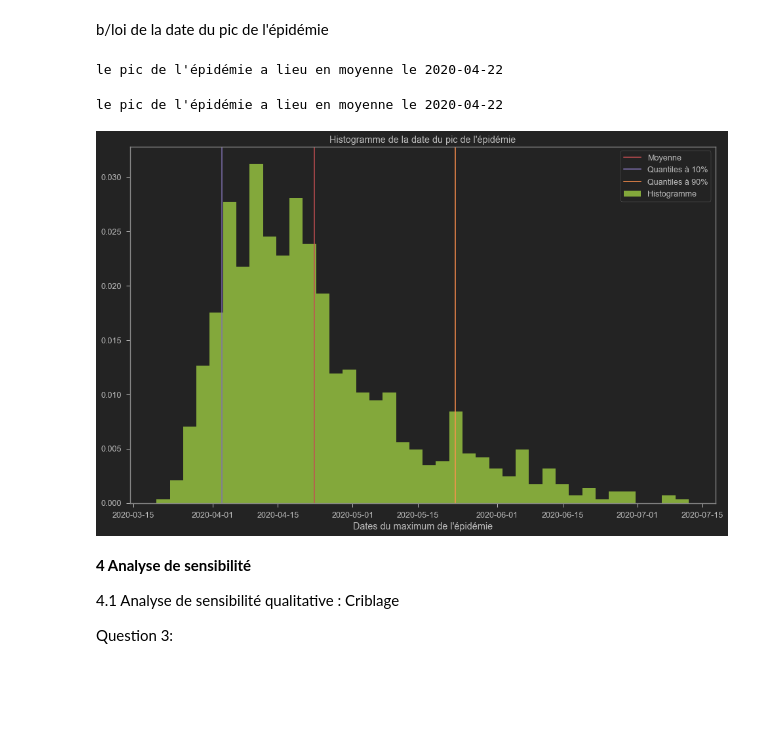
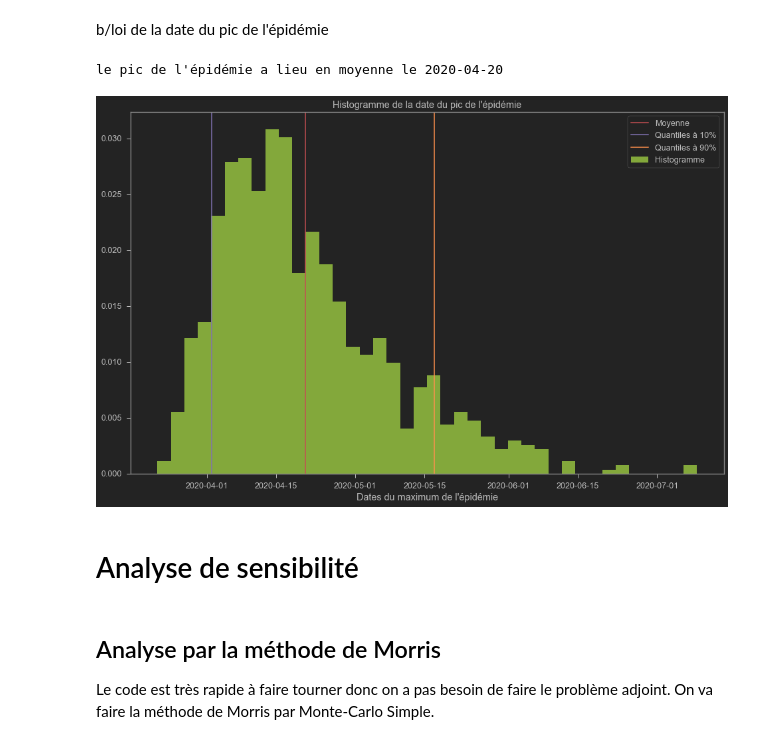
Before and after one commit to HA-DUC/project_map568, a Jupyter notebook: project_MAP568.ipynb, the cells around one changed output. Cells and saved outputs as stored; diff of their text form; code cells hidden in the pictures; blank space fills up the shorter version.

```diff
--- a/project_MAP568.ipynb
+++ b/project_MAP568.ipynb
@@ -118,23 +72,0 @@ for i in range(No):
-# %%
-S=S0*np.ones((No,M))
-I=np.array([I0[i]*np.ones((No,M))[i] for i in range(No)])
-I_plus=np.zeros((No,M))
-R_=np.zeros((No,M))
-R_plus=np.zeros((No,M))
-H=np.zeros((No,M))
-U=np.zeros((No,M))
-R_plusH=np.zeros((No,M))
-D=np.zeros((No,M))
-DR=np.zeros((No,M))
-# %%
-for n in range(1,M):
-    S[:,n]=(1-tau[:,n-1]*I[:,n-1])*S[:,n-1]
-    I[:,n]=(1+tau[:,n-1]*S[:,n-1]-lambda1-(gamma_IR+gamma_IH+gamma_IU))*I[:,n-1]
-    I_plus[:,n]=lambda1*I[:,n-1]-(-1+gamma_IR+gamma_IH+gamma_IU)*I_plus[:,n-1]
-    R_[:,n]=gamma_IR*I[:,n-1]+(1-lambda2)*R_[:,n-1]
-    R_plus[:,n]=gamma_IR*I_plus[:,n-1]+R_plus[:,n-1]+lambda2*R_[:,n-1]
-    H[:,n]=gamma_IH*(I[:,n-1]+I_plus[:,n-1])-(-1+gamma_HR+gamma_HD+gamma_HU)*H[:,n-1]
-    U[:,n]=gamma_IU*(I[:,n-1]+I_plus[:,n-1])-(-1+gamma_UR+gamma_UD)*U[:,n-1]+gamma_HU*H[:,n-1]
-    R_plusH[:,n]=gamma_HR*H[:,n-1]+gamma_UR*U[:,n-1]+R_plusH[:,n-1]
-    D[:,n]=gamma_UD*U[:,n-1]+gamma_HD*H[:,n-1]+D[:,n-1]
-    DR[:,n]=(lambda1+gamma_IH+gamma_IU)*I[:,n-1]
@@ -141 +161,8 @@ for n in range(1,M):
+# %%
+N = 1000
+M = 200
+X = create_points(N)
+S,I,I_plus,R_,R_plus,H,U,R_plusH,D,DR = solve(X,M)
+# %%
+date_t0,date_N,range_dates,date_max = get_dates(X,U)
 # %%
@@ -188,28 +204,24 @@ for i in range(len(df_date)):
-# %%
-max_date_mean = df_date["date_max"].mean()
-print("le pic de l'épidémie a lieu en moyenne le",max_date_mean.date())
-# %% [output]
-le pic de l'épidémie a lieu en moyenne le 2020-04-22
 # %%
-max_date_mean = df_date["date_max"].mean()
+df_date_max = pd.DataFrame(data = date_max,columns=["date_max"])
+max_date_mean = df_date_max["date_max"].mean()
 print("le pic de l'épidémie a lieu en moyenne le",max_date_mean.date())
-q_90 = pd.to_datetime(df_date["date_max"].quantile(.9, interpolation='nearest'))
-q_10 = pd.to_datetime(df_date["date_max"].quantile(.1, interpolation='nearest'))
+q_90 = pd.to_datetime(df_date_max["date_max"].quantile(.9, interpolation='nearest'))
+q_10 = pd.to_datetime(df_date_max["date_max"].quantile(.1, interpolation='nearest'))
 plt.figure(figsize=(16,10))
-plt.hist(df_date["date_max"],bins=40,density=True,color='C1',label='Histogramme')
+plt.hist(df_date_max["date_max"],bins=40,density=True,color='C1',label='Histogramme')
 plt.xlabel("Dates du maximum de l'épidémie")
 plt.title("Histogramme de la date du pic de l'épidémie")
 plt.axvline(max_date_mean,color='C2',label='Moyenne')
 plt.axvline(q_10,color='C3',label='Quantiles à 10%')
 plt.axvline(q_90,color='C4',label='Quantiles à 90%')
 plt.legend()
 plt.show()
 # %% [output]
-le pic de l'épidémie a lieu en moyenne le 2020-04-22
+le pic de l'épidémie a lieu en moyenne le 2020-04-20
-[figure, old version]
+[figure, new version]
-# %% [markdown]
-**4 Analyse de sensibilité**
-
-4.1 Analyse de sensibilité qualitative : Criblage
-
-Question 3:
+# %% [markdown]
+# Analyse de sensibilité
+# %% [markdown]
+## Analyse par la méthode de Morris
+
+Le code est très rapide à faire tourner donc on a pas besoin de faire le problème adjoint. On va faire la méthode de Morris par Monte-Carlo Simple.
```
Also changed, not shown: parts of 19 cells of this notebook.
